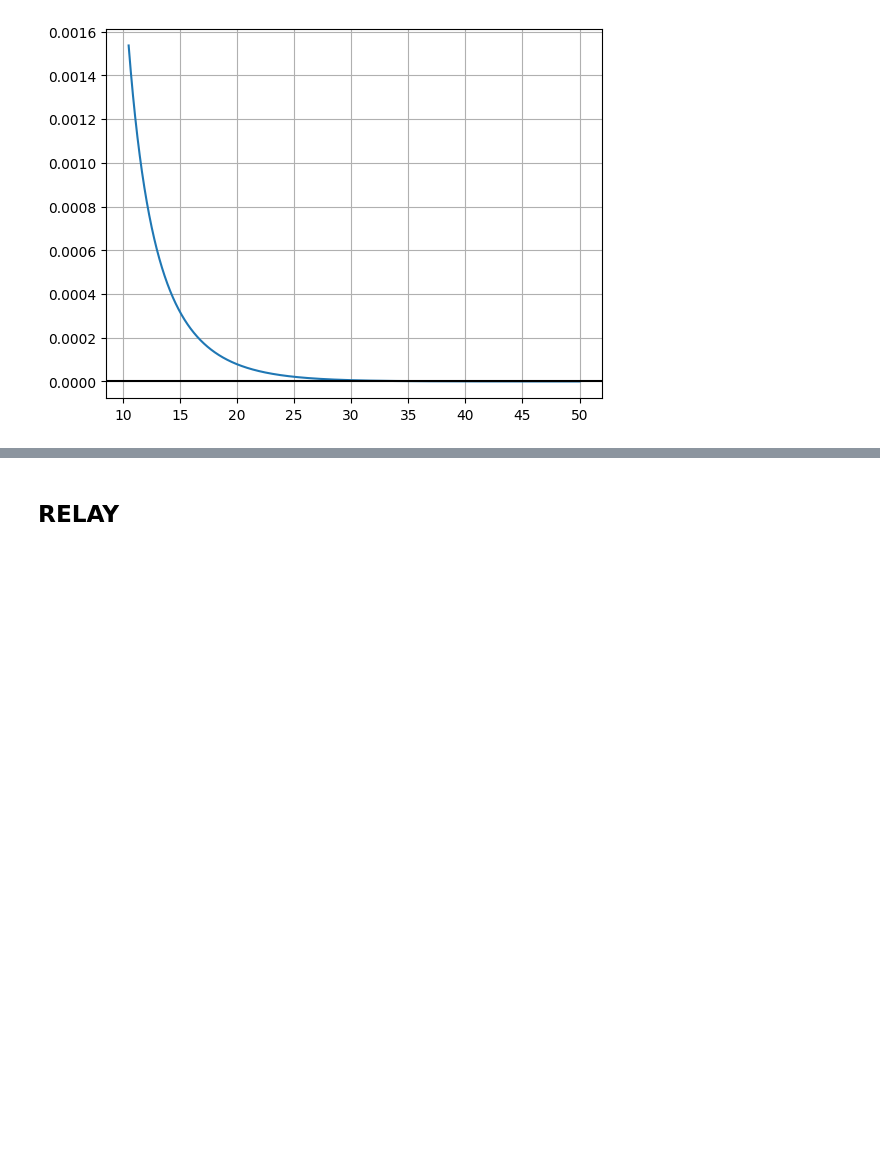
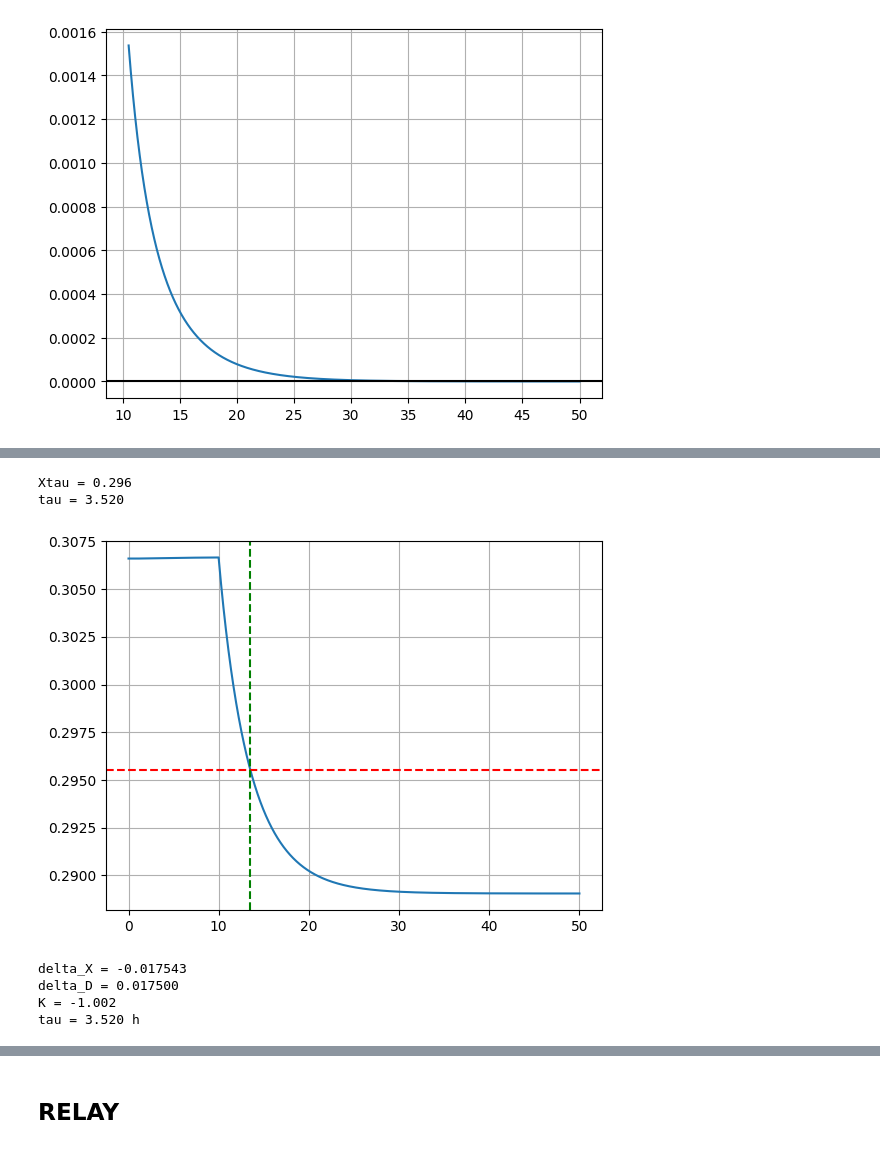
Before and after one commit to andersonmoura-cn/BioReator, a Jupyter notebook: src/sincronizacao.ipynb, the cells around one changed output, grey strips where cells are left out. Saved outputs shown, nothing was run; the diff lists cells and outputs as text; code cells hidden in the pictures; blank space fills up the shorter version.

```diff
--- a/src/sincronizacao.ipynb
+++ b/src/sincronizacao.ipynb
@@ -192,0 +236,43 @@ Após descontinuidade (t = 10), a segunda derivada não muda de sinal, não tend
+# %%
+
+X0 = X2[0]
+Xf = X2[-1]
+
+Xtau = X0 + 0.632*(Xf - X0)
+print(f"Xtau = {Xtau:.3f}")
+idx = np.argmin(np.abs(np.array(X2) - Xtau))
+
+tau = t2[idx] - step_time
+print(f"tau = {tau:.3f}")
+
+plt.figure()
+plt.plot(t2, X2)
+plt.axhline(Xtau, color='r', linestyle='--')
+plt.axvline(step_time + tau, color='g', linestyle='--')
+plt.grid()
+plt.show()
+# %% [output]
+Xtau = 0.296
+tau = 3.520
+[figure, added]
+# %%
+# valor da entrada antes e depois do degrau
+D0 = D2[0]
+Df = D2[-1]
+
+delta_X = Xf - X0
+delta_D = Df - D0
+
+K = delta_X / delta_D
+
+# print(f"D0 = {D0:.4f}")
+# print(f"Df = {Df:.4f}")
+print(f"delta_X = {delta_X:.6f}")
+print(f"delta_D = {delta_D:.6f}")
+print(f"K = {K:.3f}")
+print(f"tau = {tau:.3f} h")
+# %% [output]
+delta_X = -0.017543
+delta_D = 0.017500
+K = -1.002
+tau = 3.520 h
```
Also changed, not shown: parts of 15 cells of this notebook, 1 other file.
